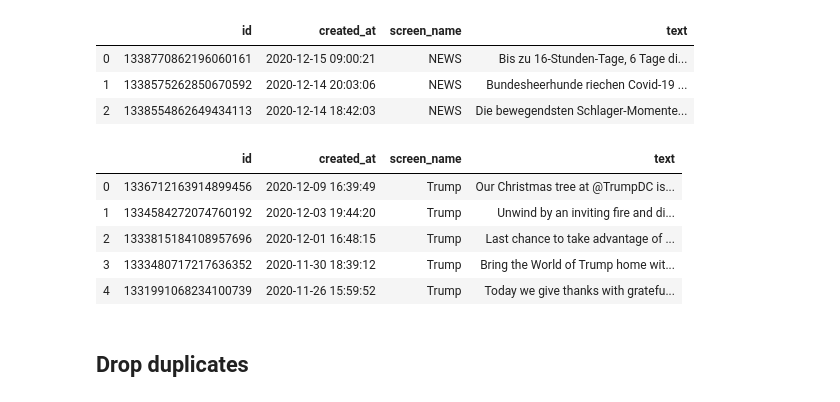
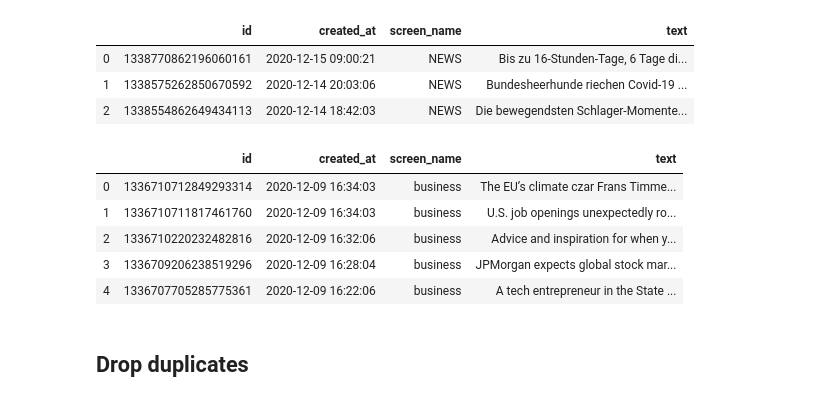
Before and after one commit to Safwa96/clustering-tweets, a Jupyter notebook: ClusterTweets.ipynb, the cells around one changed output. Cells and saved outputs as stored; diff of their text form; code cells hidden in the pictures.

```diff
--- a/ClusterTweets.ipynb
+++ b/ClusterTweets.ipynb
@@ -115,15 +114,15 @@ df.head(3)
 | 1 | 1338575262850670592 | 2020-12-14 20:03:06 | NEWS | Bundesheerhunde riechen Covid-19 ... |
 | 2 | 1338554862649434113 | 2020-12-14 18:42:03 | NEWS | Die bewegendsten Schlager-Momente... |
 # %%
-df = pd.read_csv('Trump_tweets.csv')
+df = pd.read_csv('globaltweets.csv')
 df.head()
 # %% [output]
 |  | id | created_at | screen_name | text |
-| 0 | 1336712163914899456 | 2020-12-09 16:39:49 | Trump | Our Christmas tree at @TrumpDC is... |
-| 1 | 1334584272074760192 | 2020-12-03 19:44:20 | Trump | Unwind by an inviting fire and di... |
-| 2 | 1333815184108957696 | 2020-12-01 16:48:15 | Trump | Last chance to take advantage of ... |
-| 3 | 1333480717217636352 | 2020-11-30 18:39:12 | Trump | Bring the World of Trump home wit... |
-| 4 | 1331991068234100739 | 2020-11-26 15:59:52 | Trump | Today we give thanks with gratefu... |
+| 0 | 1336710712849293314 | 2020-12-09 16:34:03 | business | The EU’s climate czar Frans Timme... |
+| 1 | 1336710711817461760 | 2020-12-09 16:34:03 | business | U.S. job openings unexpectedly ro... |
+| 2 | 1336710220232482816 | 2020-12-09 16:32:06 | business | Advice and inspiration for when y... |
+| 3 | 1336709206238519296 | 2020-12-09 16:28:04 | business | JPMorgan expects global stock mar... |
+| 4 | 1336707705285775361 | 2020-12-09 16:22:06 | business | A tech entrepreneur in the State ... |
 # %% [markdown]
 ## Drop duplicates
 # %%
```
Also changed, not shown: parts of 8 cells of this notebook.
